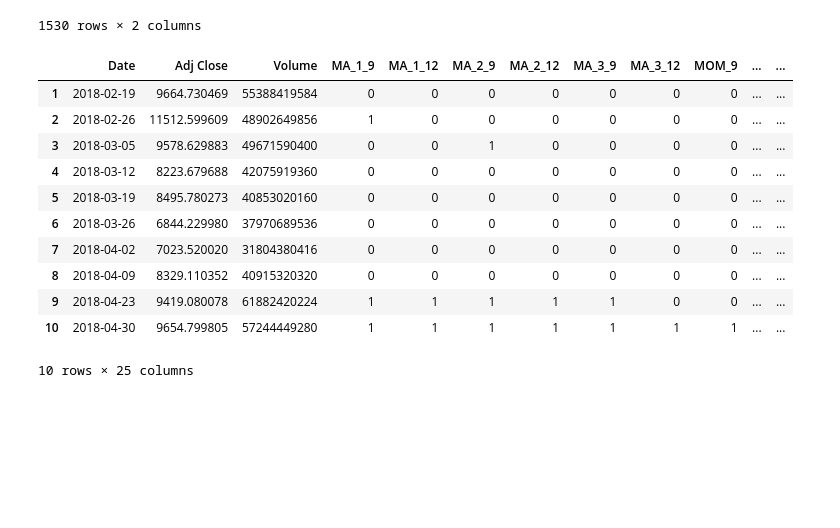
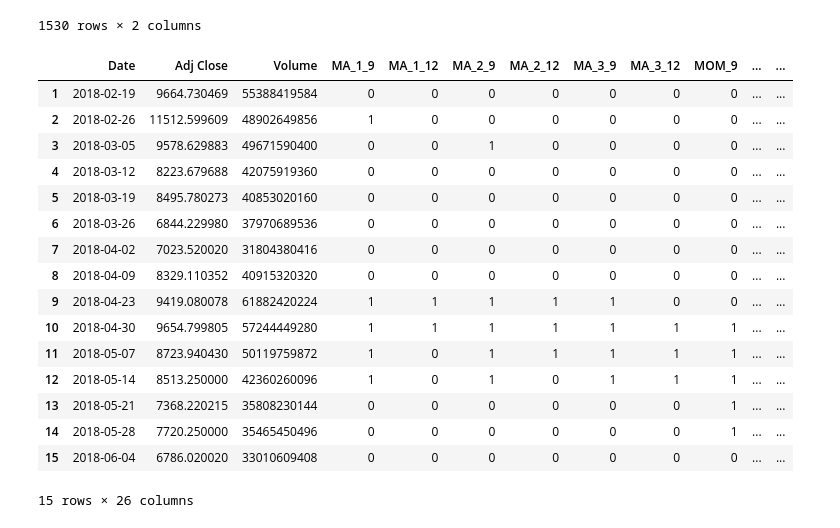
Before and after one commit to Matias-Lima/Datathon, a Jupyter notebook: Code/Python/R-squared disentangled_news_3.ipynb, the cells around one changed output. Saved outputs shown, nothing was run; the diff lists cells and outputs as text; code cells hidden in the pictures; blank space fills up the shorter version.

```diff
--- a/Code/Python/R-squared disentangled_news_3.ipynb
+++ b/Code/Python/R-squared disentangled_news_3.ipynb
@@ -9,7 +9,7 @@ import statsmodels.api as sm
 # %% [markdown]
 ### Import Data
 # %%
-dummy = pd.read_excel('C:/Users/limam/Documents/GitHub/Datathon_2023/Code/Python/result_PCA_indicador_dia_diff.xlsx')
+dummy = pd.read_excel('../../Dados/result_PCA_indicador_dia_diff.xlsx')
 dummy
 # %% [output]
 |  | Data | daily_index | Sentiment Score | PCA_Normalized |
@@ -64,7 +64,7 @@ fg
 | 2023-06-30 | 57.099997 | 60.242854 | Greed |
 1965 rows × 3 columns
 # %%
-tech = pd.read_excel('C:/Users/limam/Documents/GitHub/Datathon_2023/Dados/tech_signals_w.xlsx')
+tech = pd.read_excel('../../Dados/tech_signals_w.xlsx')
 tech['Date'] = pd.to_datetime(tech['Date'])
 tech
 # %% [output]
@@ -101,7 +101,7 @@ df
 | 434 | 2023-06-26 | 30620.769531 | 106681707513 | 1 | 1 | 1 | 1 | 1 | 1 | 1 | 1 | ... |
 278 rows × 19 columns
 # %%
-rf = pd.read_excel('C:/Users/limam/Documents/GitHub/Datathon_2023/Dados/risk_free_all_d.xlsx')
+rf = pd.read_excel('../..//Dados/risk_free_all_d.xlsx')
 rf['r_free_rate'] = rf['r_free_rate'].ffill()
 rf['r_free_w'] = rf['r_free_rate'].rolling(7).mean()
 rf = rf[['observation_date', 'r_free_w']]
@@ -133,21 +133,27 @@ rf
 # %%
 dummies = pd.get_dummies(df['sentiment'])
 df = pd.concat([df.drop('sentiment', axis=1), dummies], axis=1)
+df['Total'] = [True]*len(df)
 df['Returns'] = df['Adj Close'].pct_change()
 df = df.merge(rf, how='left', left_on='Date', right_on='observation_date').dropna()
 df.drop('observation_date', axis=1, inplace=True)
 df['risk_premium'] = df['Returns'] - df['r_free_w']
-df.head(10)
+df.head(15)
 # %% [output]
 |  | Date | Adj Close | Volume | MA_1_9 | MA_1_12 | MA_2_9 | MA_2_12 | MA_3_9 | MA_3_12 | MOM_9 | ... | ... |
 | 1 | 2018-02-19 | 9664.730469 | 55388419584 | 0 | 0 | 0 | 0 | 0 | 0 | 0 | ... | ... |
 | 2 | 2018-02-26 | 11512.599609 | 48902649856 | 1 | 0 | 0 | 0 | 0 | 0 | 0 | ... | ... |
 | 3 | 2018-03-05 | 9578.629883 | 49671590400 | 0 | 0 | 1 | 0 | 0 | 0 | 0 | ... | ... |
 | 4 | 2018-03-12 | 8223.679688 | 42075919360 | 0 | 0 | 0 | 0 | 0 | 0 | 0 | ... | ... |
 | 5 | 2018-03-19 | 8495.780273 | 40853020160 | 0 | 0 | 0 | 0 | 0 | 0 | 0 | ... | ... |
 | 6 | 2018-03-26 | 6844.229980 | 37970689536 | 0 | 0 | 0 | 0 | 0 | 0 | 0 | ... | ... |
 | 7 | 2018-04-02 | 7023.520020 | 31804380416 | 0 | 0 | 0 | 0 | 0 | 0 | 0 | ... | ... |
 | 8 | 2018-04-09 | 8329.110352 | 40915320320 | 0 | 0 | 0 | 0 | 0 | 0 | 0 | ... | ... |
 | 9 | 2018-04-23 | 9419.080078 | 61882420224 | 1 | 1 | 1 | 1 | 1 | 0 | 0 | ... | ... |
 | 10 | 2018-04-30 | 9654.799805 | 57244449280 | 1 | 1 | 1 | 1 | 1 | 1 | 1 | ... | ... |
+| 11 | 2018-05-07 | 8723.940430 | 50119759872 | 1 | 0 | 1 | 1 | 1 | 1 | 1 | ... | ... |
+| 12 | 2018-05-14 | 8513.250000 | 42360260096 | 1 | 0 | 1 | 0 | 1 | 1 | 1 | ... | ... |
+| 13 | 2018-05-21 | 7368.220215 | 35808230144 | 0 | 0 | 0 | 0 | 0 | 0 | 1 | ... | ... |
+| 14 | 2018-05-28 | 7720.250000 | 35465450496 | 0 | 0 | 0 | 0 | 0 | 0 | 1 | ... | ... |
+| 15 | 2018-06-04 | 6786.020020 | 33010609408 | 0 | 0 | 0 | 0 | 0 | 0 | 0 | ... | ... |
-10 rows × 25 columns
+15 rows × 26 columns
```
Also changed, not shown: parts of 5 cells of this notebook, 5 other files.
